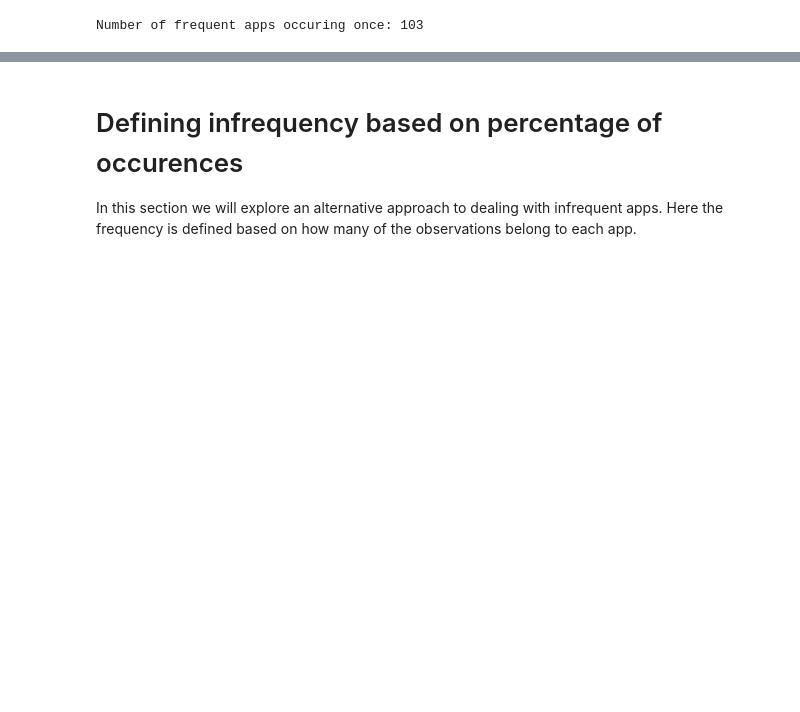
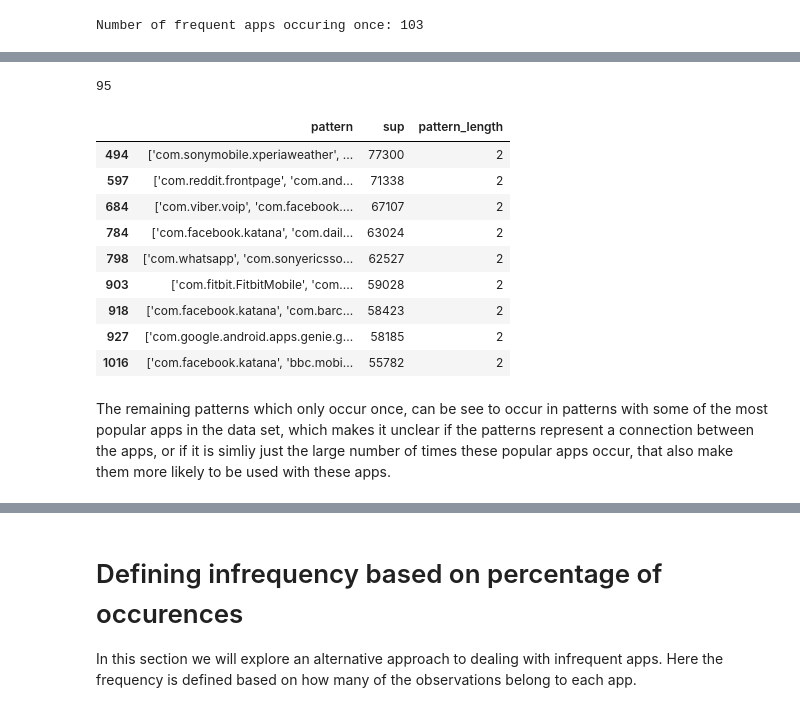
Before and after one commit to ClaraAndersen/motifs_and_competition_in_app_usage, a Jupyter notebook: Infrequent_apps_no_split_sessions.ipynb, the cells around one changed output, grey strips where cells are left out. Cells and saved outputs as stored; diff of their text form; code cells hidden in the pictures; blank space fills up the shorter version.

```diff
--- a/Infrequent_apps_no_split_sessions.ipynb
+++ b/Infrequent_apps_no_split_sessions.ipynb
@@ -609,0 +634,20 @@ output_app_count[output_app_count>1].max()
+# %%
+sum(output.pattern_length==1)
+# %% [output]
+95
+# %%
+patterns_longer_than_1=output[output.pattern_length!=1]
+patterns_longer_than_1[patterns_longer_than_1.pattern.str.contains('|'.join(output_app_count[output_app_count==1].index))]
+# %% [output]
+|  | pattern | sup | pattern_length |
+| 494 | ['com.sonymobile.xperiaweather', ... | 77300 | 2 |
+| 597 | ['com.reddit.frontpage', 'com.and... | 71338 | 2 |
+| 684 | ['com.viber.voip', 'com.facebook.... | 67107 | 2 |
+| 784 | ['com.facebook.katana', 'com.dail... | 63024 | 2 |
+| 798 | ['com.whatsapp', 'com.sonyericsso... | 62527 | 2 |
+| 903 | ['com.fitbit.FitbitMobile', 'com.... | 59028 | 2 |
+| 918 | ['com.facebook.katana', 'com.barc... | 58423 | 2 |
+| 927 | ['com.google.android.apps.genie.g... | 58185 | 2 |
+| 1016 | ['com.facebook.katana', 'bbc.mobi... | 55782 | 2 |
+# %% [markdown]
+The remaining patterns which only occur once, can be see to occur in patterns with some of the most popular apps in the data set, which makes it unclear if the patterns represent a connection between the apps, or if it is simliy just the large number of times these popular apps occur, that also make them more likely to be used with these apps.
```
Also changed, not shown: parts of 12 cells of this notebook, 2 other files.
